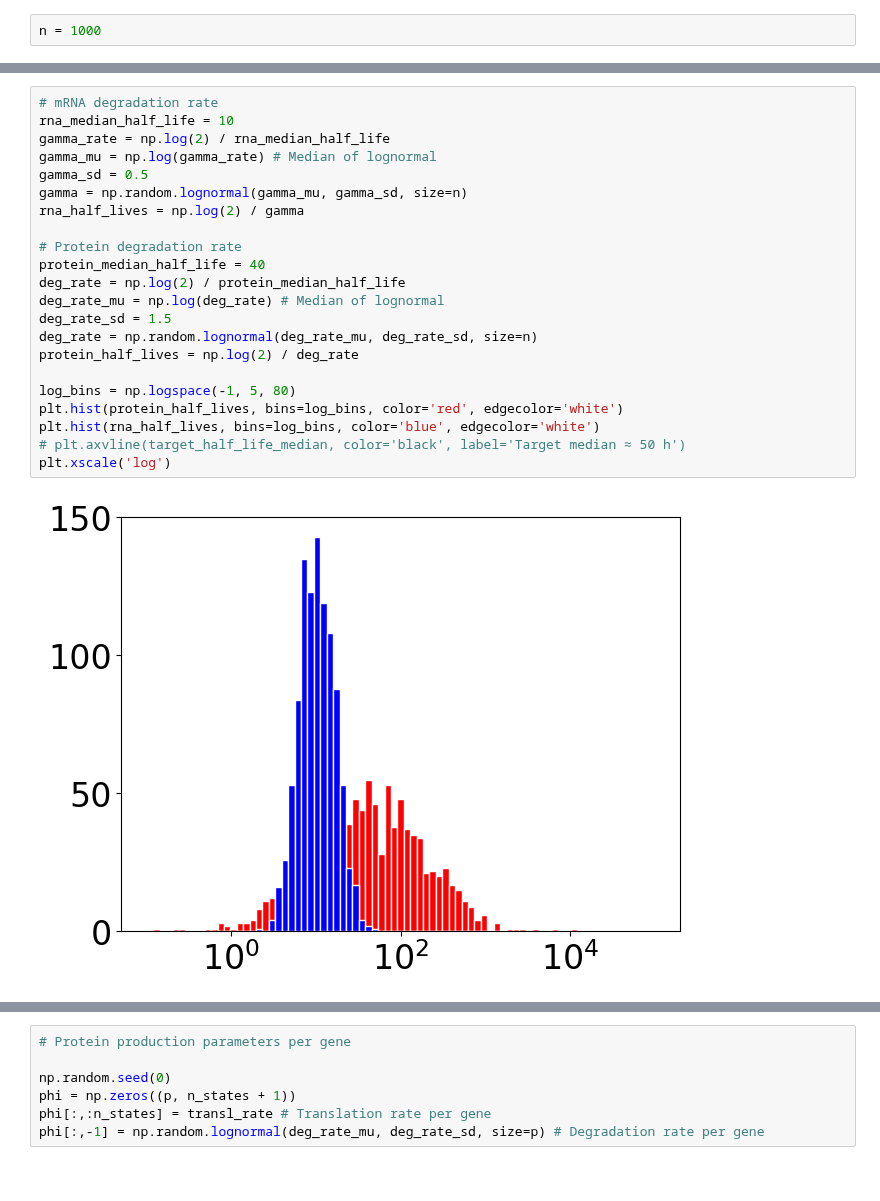
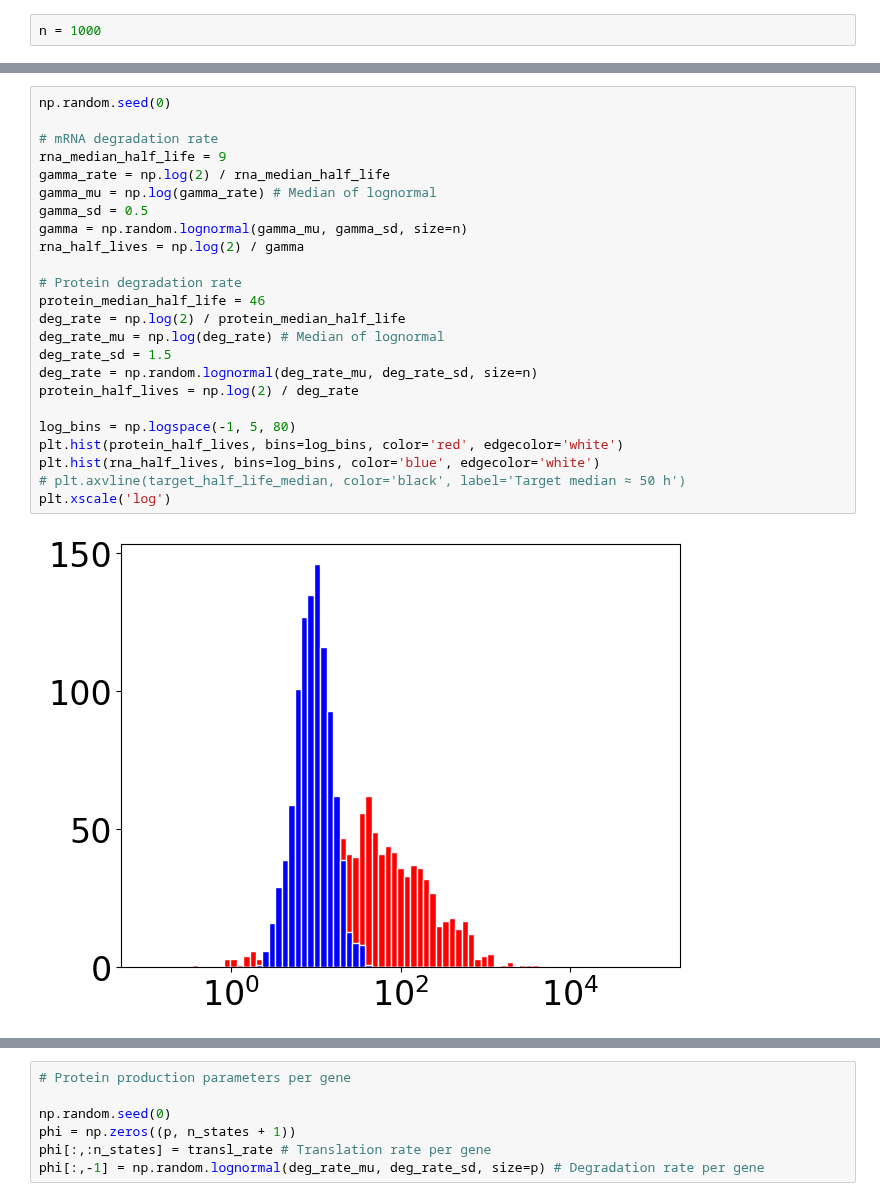
Before and after one commit to reliscu/chronocell_simulations, a Jupyter notebook: simulate_data.ipynb, the cells around one changed output, grey strips where cells are left out. Cells and saved outputs as stored; diff of their text form.

```diff
--- a/simulate_data.ipynb
+++ b/simulate_data.ipynb
@@ -86,27 +88,29 @@ plt.show()
 # %%
+np.random.seed(0)
+
 # mRNA degradation rate
-rna_median_half_life = 10
+rna_median_half_life = 9
 gamma_rate = np.log(2) / rna_median_half_life
 gamma_mu = np.log(gamma_rate) # Median of lognormal
 gamma_sd = 0.5
 gamma = np.random.lognormal(gamma_mu, gamma_sd, size=n)
 rna_half_lives = np.log(2) / gamma
 
 # Protein degradation rate
-protein_median_half_life = 40
+protein_median_half_life = 46
 deg_rate = np.log(2) / protein_median_half_life
 deg_rate_mu = np.log(deg_rate) # Median of lognormal
 deg_rate_sd = 1.5
 deg_rate = np.random.lognormal(deg_rate_mu, deg_rate_sd, size=n)
 protein_half_lives = np.log(2) / deg_rate
 
 log_bins = np.logspace(-1, 5, 80)
 plt.hist(protein_half_lives, bins=log_bins, color='red', edgecolor='white')
 plt.hist(rna_half_lives, bins=log_bins, color='blue', edgecolor='white')
 # plt.axvline(target_half_life_median, color='black', label='Target median ≈ 50 h')
 plt.xscale('log')
 # %% [output]
-[figure, old version]
+[figure, new version]
 # %%
 # Simulate data
 
```
Also changed, not shown: parts of 11 cells of this notebook.
